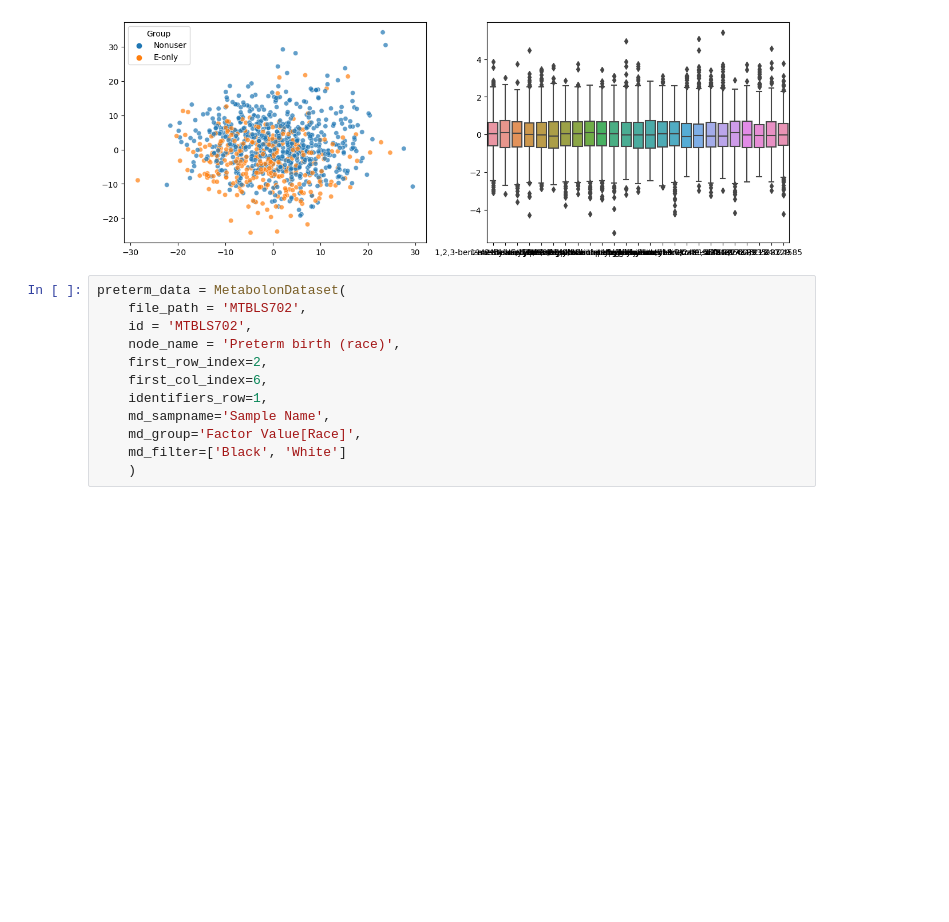
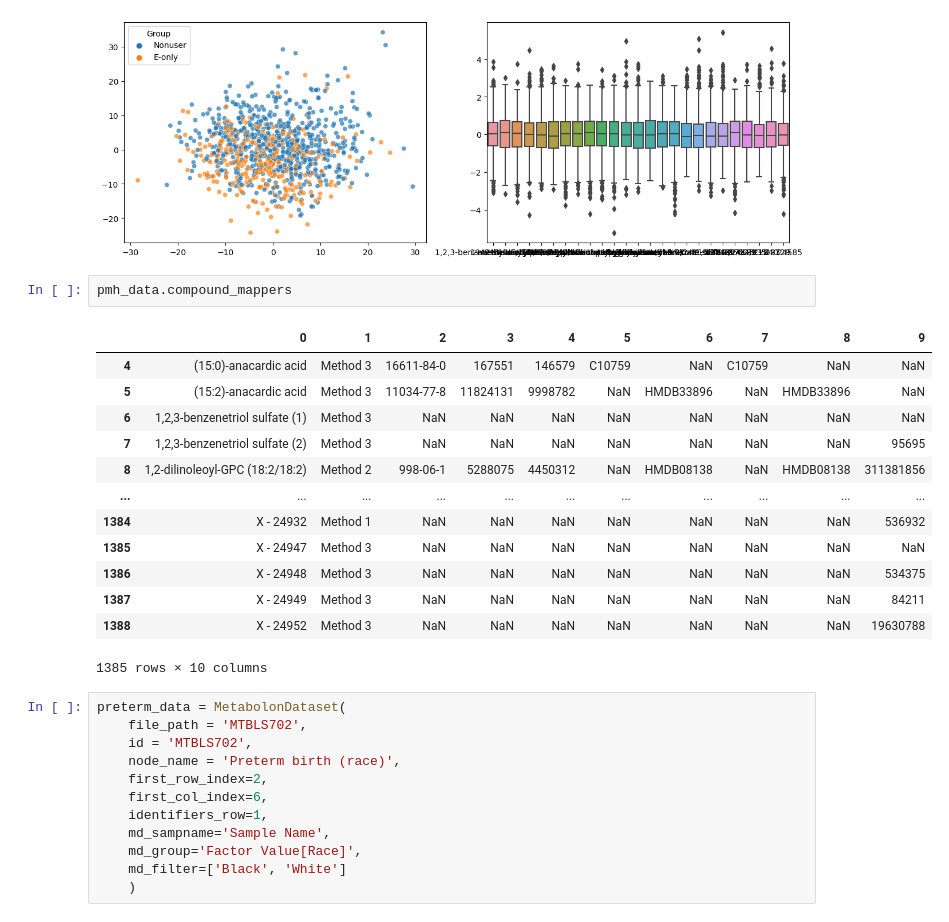
Before and after one commit to cwieder/MetHDN, a Jupyter notebook: Metabolon/scratch1.ipynb, the cells around one changed output. Drawn from its saved outputs; the diff is of its cells as text; blank space fills up the shorter version.

```diff
--- a/Metabolon/scratch1.ipynb
+++ b/Metabolon/scratch1.ipynb
@@ -286,6 +365,22 @@ Number of differentially abundant metabolites: 612
 pmh_data.plot_qc()
 # %% [output]
 [figure]
+# %%
+pmh_data.compound_mappers
+# %% [output]
+|  | 0 | 1 | 2 | 3 | 4 | 5 | 6 | 7 | 8 | 9 |
+| 4 | (15:0)-anacardic acid | Method 3 | 16611-84-0 | 167551 | 146579 | C10759 | NaN | C10759 | NaN | NaN |
+| 5 | (15:2)-anacardic acid | Method 3 | 11034-77-8 | 11824131 | 9998782 | NaN | HMDB33896 | NaN | HMDB33896 | NaN |
+| 6 | 1,2,3-benzenetriol sulfate (1) | Method 3 | NaN | NaN | NaN | NaN | NaN | NaN | NaN | NaN |
+| 7 | 1,2,3-benzenetriol sulfate (2) | Method 3 | NaN | NaN | NaN | NaN | NaN | NaN | NaN | 95695 |
+| 8 | 1,2-dilinoleoyl-GPC (18:2/18:2) | Method 2 | 998-06-1 | 5288075 | 4450312 | NaN | HMDB08138 | NaN | HMDB08138 | 311381856 |
+| ... | ... | ... | ... | ... | ... | ... | ... | ... | ... | ... |
+| 1384 | X - 24932 | Method 1 | NaN | NaN | NaN | NaN | NaN | NaN | NaN | 536932 |
+| 1385 | X - 24947 | Method 3 | NaN | NaN | NaN | NaN | NaN | NaN | NaN | NaN |
+| 1386 | X - 24948 | Method 3 | NaN | NaN | NaN | NaN | NaN | NaN | NaN | 534375 |
+| 1387 | X - 24949 | Method 3 | NaN | NaN | NaN | NaN | NaN | NaN | NaN | 84211 |
+| 1388 | X - 24952 | Method 3 | NaN | NaN | NaN | NaN | NaN | NaN | NaN | 19630788 |
+1385 rows × 10 columns
 # %%
 preterm_data = MetabolonDataset(
     file_path = 'MTBLS702',
```
Also changed, not shown: parts of 26 cells of this notebook.
